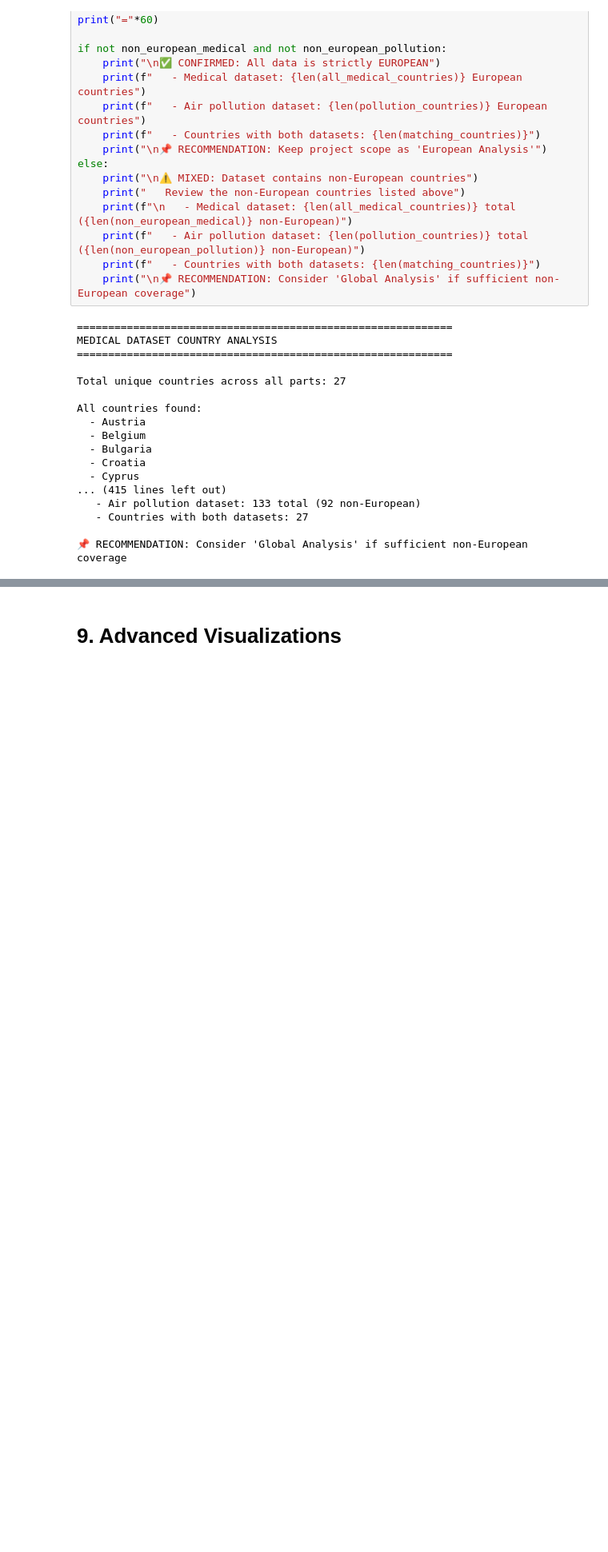
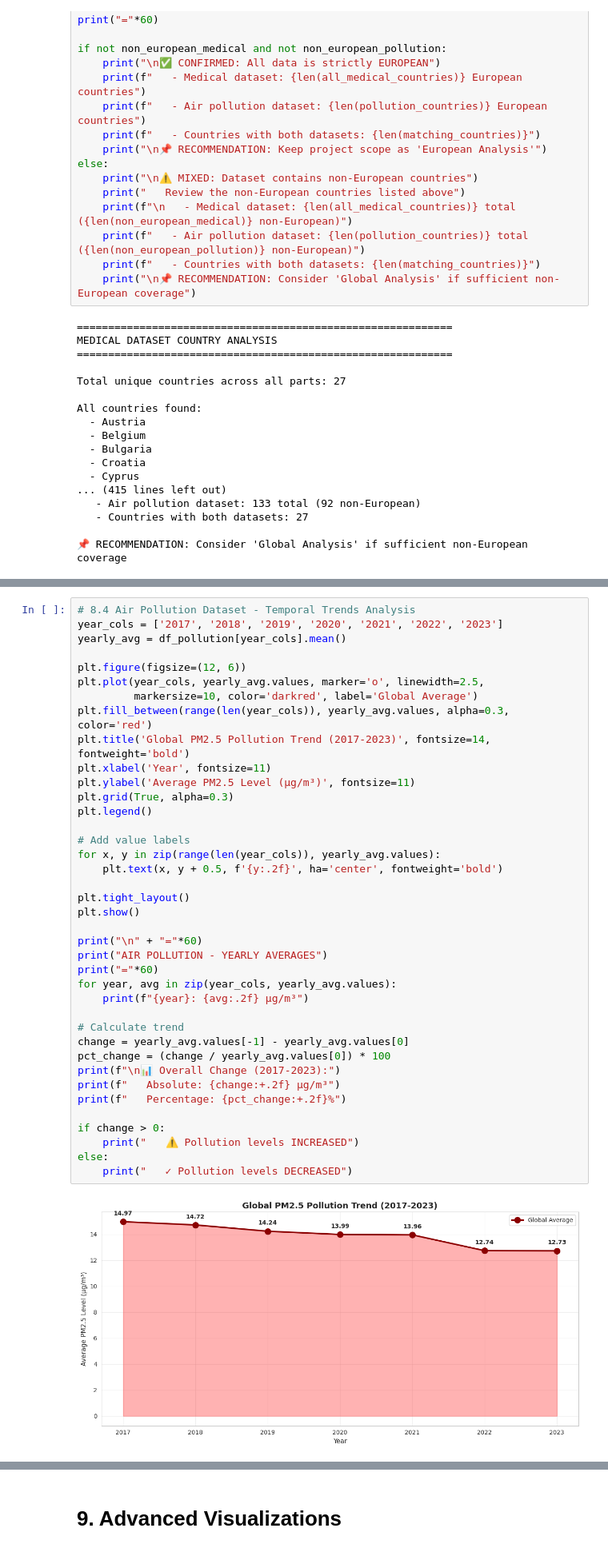
Before and after one commit to Sanaullah-Turab/global-lung-cancer-analysis, a Jupyter notebook: notebooks/LungCancer-Analysis.ipynb, the cells around one changed output, grey strips where cells are left out. Shown at 80% size. Drawn from its saved outputs; the diff is of its cells as text; blank space fills up the shorter version.

```diff
--- a/notebooks/LungCancer-Analysis.ipynb
+++ b/notebooks/LungCancer-Analysis.ipynb
@@ -807,0 +870,41 @@ BMI by Survival (Normalized 0-1 scale):
+# %%
+# 8.4 Air Pollution Dataset - Temporal Trends Analysis
+year_cols = ['2017', '2018', '2019', '2020', '2021', '2022', '2023']
+yearly_avg = df_pollution[year_cols].mean()
+
+plt.figure(figsize=(12, 6))
+plt.plot(year_cols, yearly_avg.values, marker='o', linewidth=2.5,
+         markersize=10, color='darkred', label='Global Average')
+plt.fill_between(range(len(year_cols)), yearly_avg.values, alpha=0.3, color='red')
+plt.title('Global PM2.5 Pollution Trend (2017-2023)', fontsize=14, fontweight='bold')
+plt.xlabel('Year', fontsize=11)
+plt.ylabel('Average PM2.5 Level (μg/m³)', fontsize=11)
+plt.grid(True, alpha=0.3)
+plt.legend()
+
+# Add value labels
+for x, y in zip(range(len(year_cols)), yearly_avg.values):
+    plt.text(x, y + 0.5, f'{y:.2f}', ha='center', fontweight='bold')
+
+plt.tight_layout()
+plt.show()
+
+print("\n" + "="*60)
+print("AIR POLLUTION - YEARLY AVERAGES")
+print("="*60)
+for year, avg in zip(year_cols, yearly_avg.values):
+    print(f"{year}: {avg:.2f} μg/m³")
+
+# Calculate trend
+change = yearly_avg.values[-1] - yearly_avg.values[0]
+pct_change = (change / yearly_avg.values[0]) * 100
+print(f"\n📊 Overall Change (2017-2023):")
+print(f"   Absolute: {change:+.2f} μg/m³")
+print(f"   Percentage: {pct_change:+.2f}%")
+
+if change > 0:
+    print("   ⚠️ Pollution levels INCREASED")
+else:
+    print("   ✓ Pollution levels DECREASED")
+# %% [output]
+[figure, added]
```
Also changed, not shown: parts of 14 cells of this notebook.
